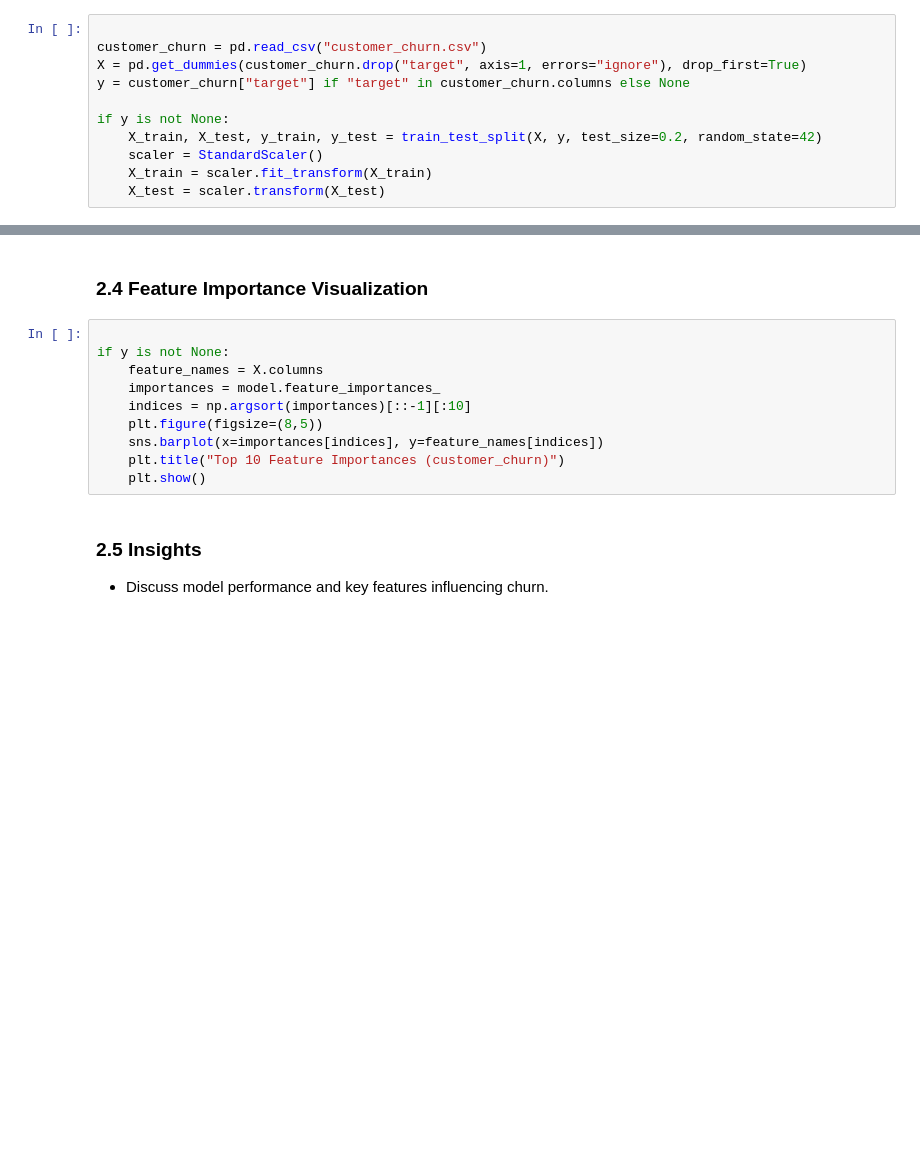
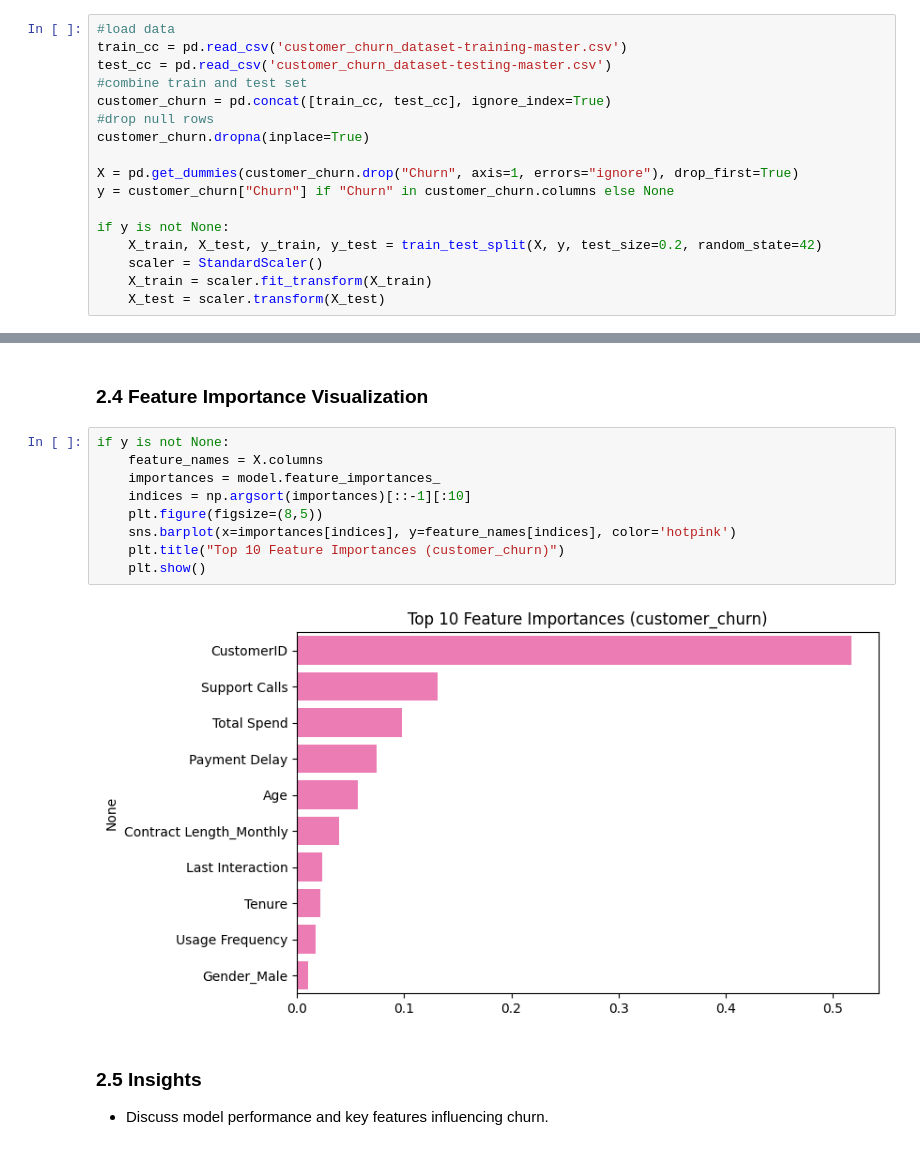
Before and after one commit to paumar2/Capstone-Customer-Churn-BU, a Jupyter notebook: week6_tree_models_notebook.ipynb, the cells around one changed output, grey strips where cells are left out. Saved outputs shown, nothing was run; the diff lists cells and outputs as text; blank space fills up the shorter version.

```diff
--- a/week6_tree_models_notebook.ipynb
+++ b/week6_tree_models_notebook.ipynb
@@ -36,10 +36,16 @@ def evaluate_regression(model, X_train, X_test, y_train, y_test):
 ## 2. Dataset 1: customer_churn
 ### 2.1 Data Overview & Preparation
 # %%
+#load data
+train_cc = pd.read_csv('customer_churn_dataset-training-master.csv')
+test_cc = pd.read_csv('customer_churn_dataset-testing-master.csv')
+#combine train and test set
+customer_churn = pd.concat([train_cc, test_cc], ignore_index=True)
+#drop null rows
+customer_churn.dropna(inplace=True)
 
-customer_churn = pd.read_csv("customer_churn.csv")
-X = pd.get_dummies(customer_churn.drop("target", axis=1, errors="ignore"), drop_first=True)
-y = customer_churn["target"] if "target" in customer_churn.columns else None
+X = pd.get_dummies(customer_churn.drop("Churn", axis=1, errors="ignore"), drop_first=True)
+y = customer_churn["Churn"] if "Churn" in customer_churn.columns else None
 
 if y is not None:
     X_train, X_test, y_train, y_test = train_test_split(X, y, test_size=0.2, random_state=42)
@@ -75,15 +85,16 @@ if y is not None:
 # %% [markdown]
 ### 2.4 Feature Importance Visualization
 # %%
-
 if y is not None:
     feature_names = X.columns
     importances = model.feature_importances_
     indices = np.argsort(importances)[::-1][:10]
     plt.figure(figsize=(8,5))
-    sns.barplot(x=importances[indices], y=feature_names[indices])
+    sns.barplot(x=importances[indices], y=feature_names[indices], color='hotpink')
     plt.title("Top 10 Feature Importances (customer_churn)")
     plt.show()
+# %% [output]
+[figure, added]
 # %% [markdown]
 ### 2.5 Insights
 - Discuss model performance and key features influencing churn.
```
Also changed, not shown: parts of 9 cells of this notebook.
